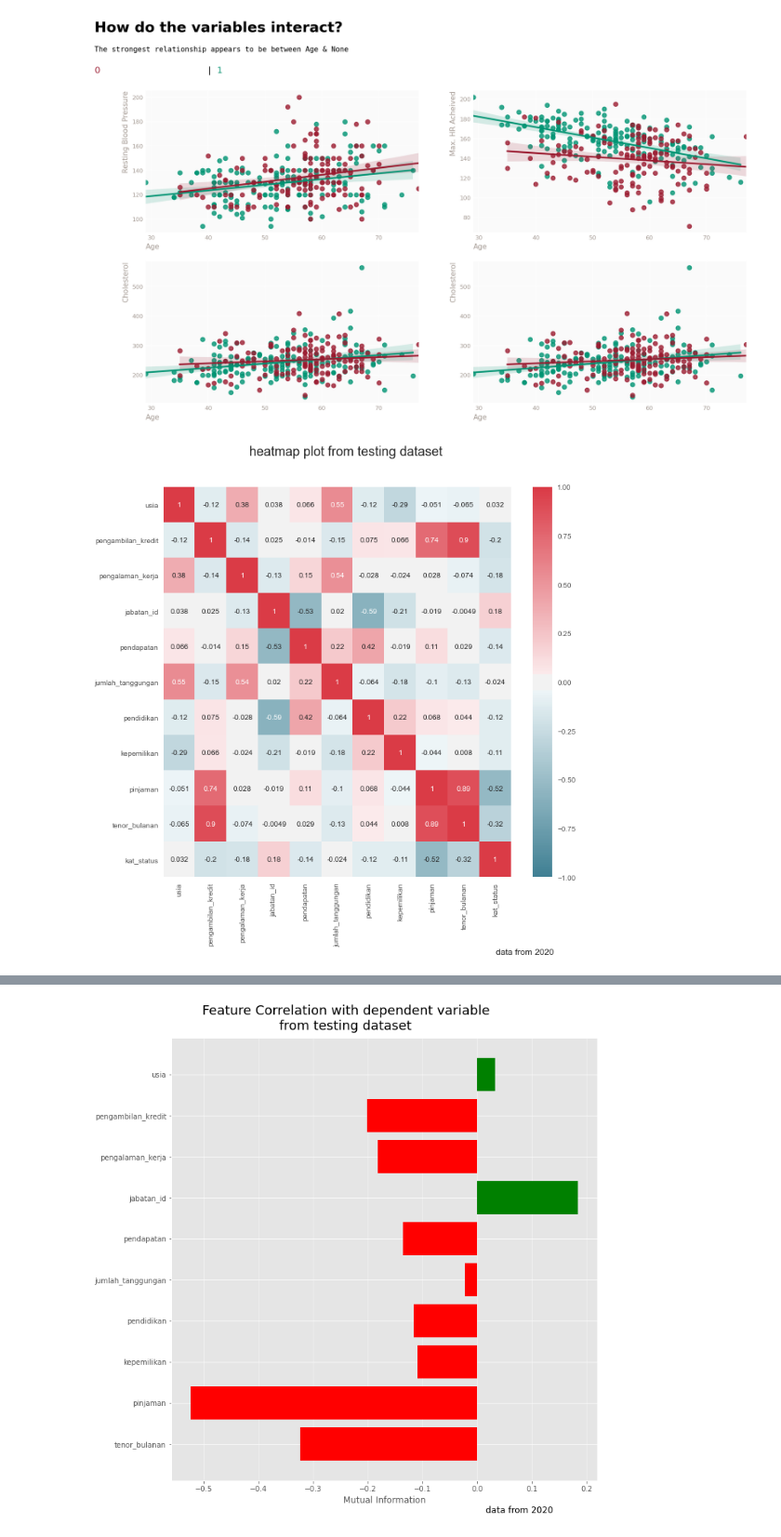
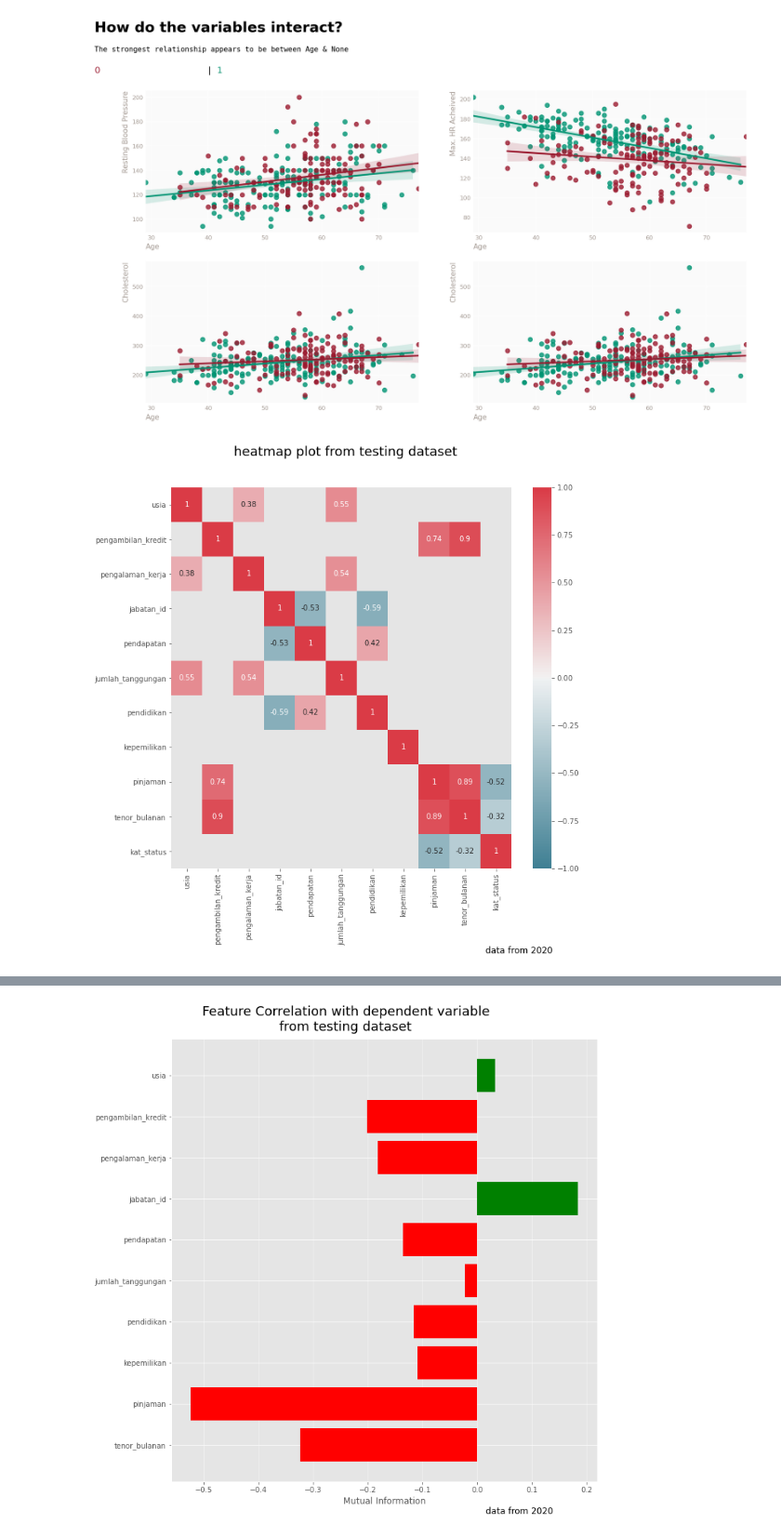
Before and after one commit to imanursar/Machine-Learning-Notes, a Jupyter notebook: Custom Function/Visual Function.ipynb, the cells around one changed output, grey strips where cells are left out. Shown at 93% size. Cells and saved outputs as stored; diff of their text form; code cells hidden in the pictures.

```diff
--- a/Custom Function/Visual Function.ipynb
+++ b/Custom Function/Visual Function.ipynb
@@ -207,6 +204,6 @@ visual.scater_cor_plot(df,['Resting Blood Pressure','Max. HR Acheived','Choleste
 # %% [output]
 [figure]
 # %%
-visual.heatmap_corr(df,"pearson",'testing',footnote='data from 2020')
+visual.heatmap_corr(df,"pearson",limit=0.3,title='testing',footnote='data from 2020')
 # %% [output]
-[figure, old version]
+[figure, new version]
```
Also changed, not shown: parts of 3 cells of this notebook.
